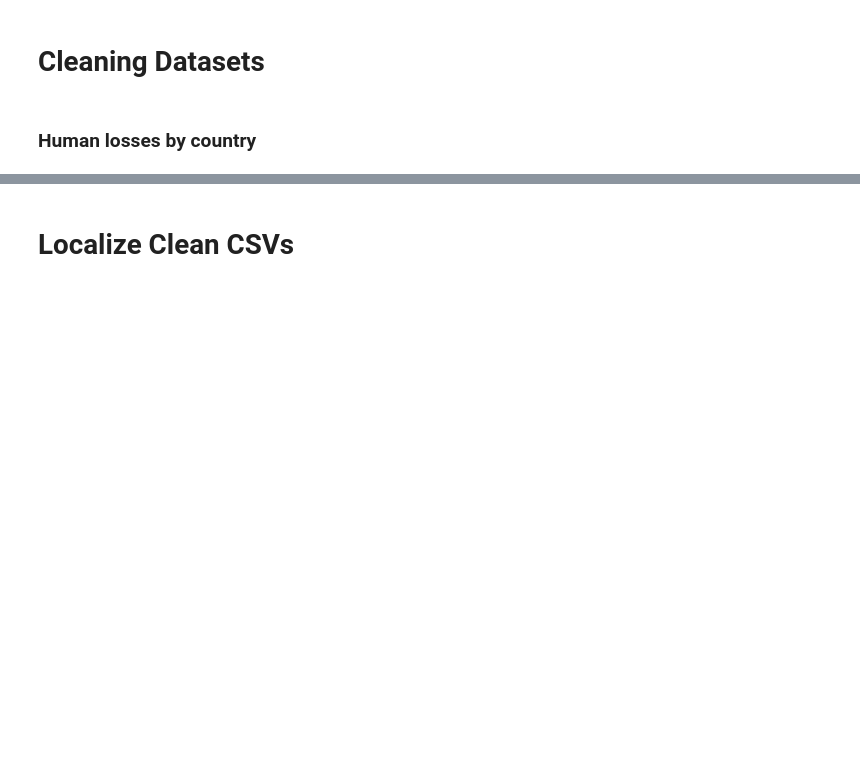
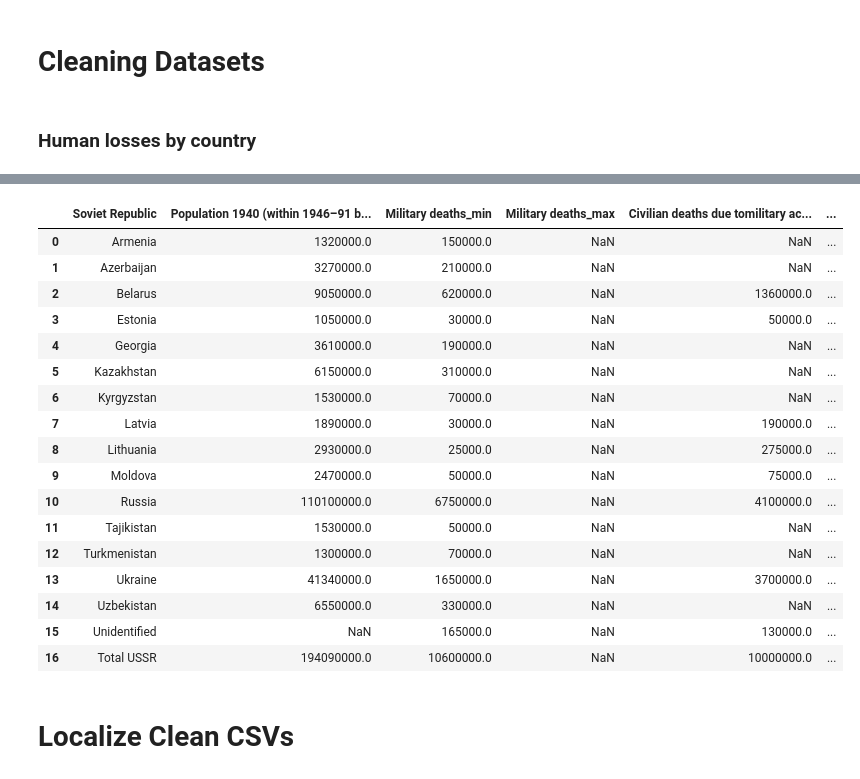
Before and after one commit to lukefreeman42/WW2_Datavisualization, a Jupyter notebook: WW2_DF_Cleaning.ipynb, the cells around one changed output, grey strips where cells are left out. Saved outputs shown, nothing was run; the diff lists cells and outputs as text; code cells hidden in the pictures; blank space fills up the shorter version.

```diff
--- a/WW2_DF_Cleaning.ipynb
+++ b/WW2_DF_Cleaning.ipynb
@@ -111,3 +137,35 @@ df_HLBC[df_HLBC.columns[1:]] = df_HLBC[df_HLBC.columns[1:]].astype(float, copy=F
+# %%
+df = df.drop('Unnamed: 0', axis=1)
+# %%
+df['Deaths as\xa0% of 1940 population'] = df['Deaths as\xa0% of 1940 population'].str.replace('%', '')
+# %%
+df_Soviet = df.replace('–', np.NaN)
+df_Soviet = split_xtoy(df_Soviet, df.columns[2:])
+df_Soviet = df_Soviet.replace(r'^\s*$', np.nan, regex=True)
+# %%
+df_Soviet[df_Soviet.columns[1:]] = df_Soviet[df_Soviet.columns[1:]].astype(float, copy=False)
+df_Soviet_final = df_Soviet[df_Soviet.columns[:2].append(df_Soviet.columns[7:])]
+# %%
+df_Soviet_final
+# %% [output]
+|  | Soviet Republic | Population 1940 (within 1946–91 b... | Military deaths_min | Military deaths_max | Civilian deaths due tomilitary ac... | ... |
+| 0 | Armenia | 1320000.0 | 150000.0 | NaN | NaN | ... |
+| 1 | Azerbaijan | 3270000.0 | 210000.0 | NaN | NaN | ... |
+| 2 | Belarus | 9050000.0 | 620000.0 | NaN | 1360000.0 | ... |
+| 3 | Estonia | 1050000.0 | 30000.0 | NaN | 50000.0 | ... |
+| 4 | Georgia | 3610000.0 | 190000.0 | NaN | NaN | ... |
+| 5 | Kazakhstan | 6150000.0 | 310000.0 | NaN | NaN | ... |
+| 6 | Kyrgyzstan | 1530000.0 | 70000.0 | NaN | NaN | ... |
+| 7 | Latvia | 1890000.0 | 30000.0 | NaN | 190000.0 | ... |
+| 8 | Lithuania | 2930000.0 | 25000.0 | NaN | 275000.0 | ... |
+| 9 | Moldova | 2470000.0 | 50000.0 | NaN | 75000.0 | ... |
+| 10 | Russia | 110100000.0 | 6750000.0 | NaN | 4100000.0 | ... |
+| 11 | Tajikistan | 1530000.0 | 50000.0 | NaN | NaN | ... |
+| 12 | Turkmenistan | 1300000.0 | 70000.0 | NaN | NaN | ... |
+| 13 | Ukraine | 41340000.0 | 1650000.0 | NaN | 3700000.0 | ... |
+| 14 | Uzbekistan | 6550000.0 | 330000.0 | NaN | NaN | ... |
+| 15 | Unidentified | NaN | 165000.0 | NaN | 130000.0 | ... |
+| 16 | Total USSR | 194090000.0 | 10600000.0 | NaN | 10000000.0 | ... |
 # %% [markdown]
 # Localize Clean CSVs
 # %%
```
Also changed, not shown: parts of 25 cells of this notebook, 5 other files.
